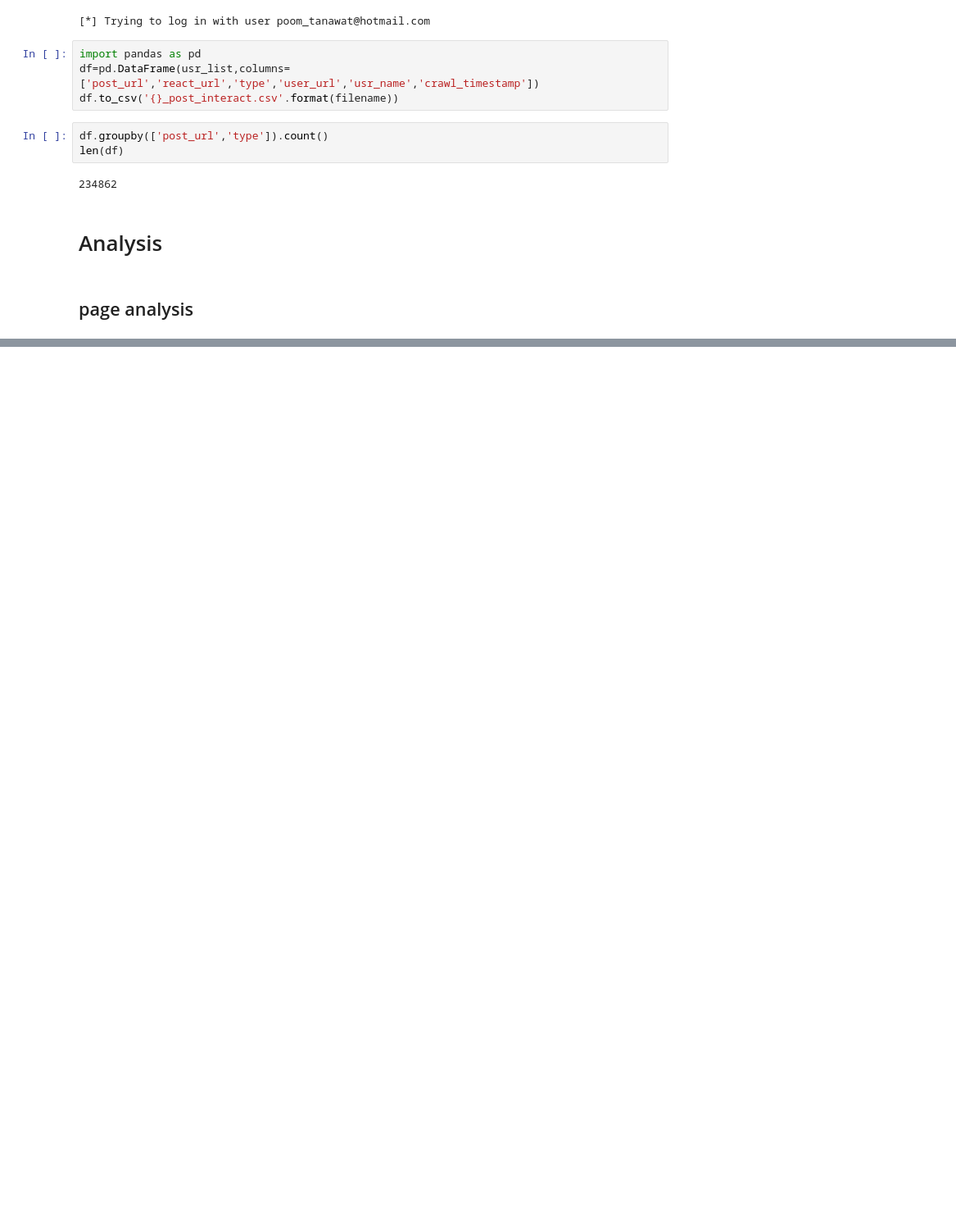
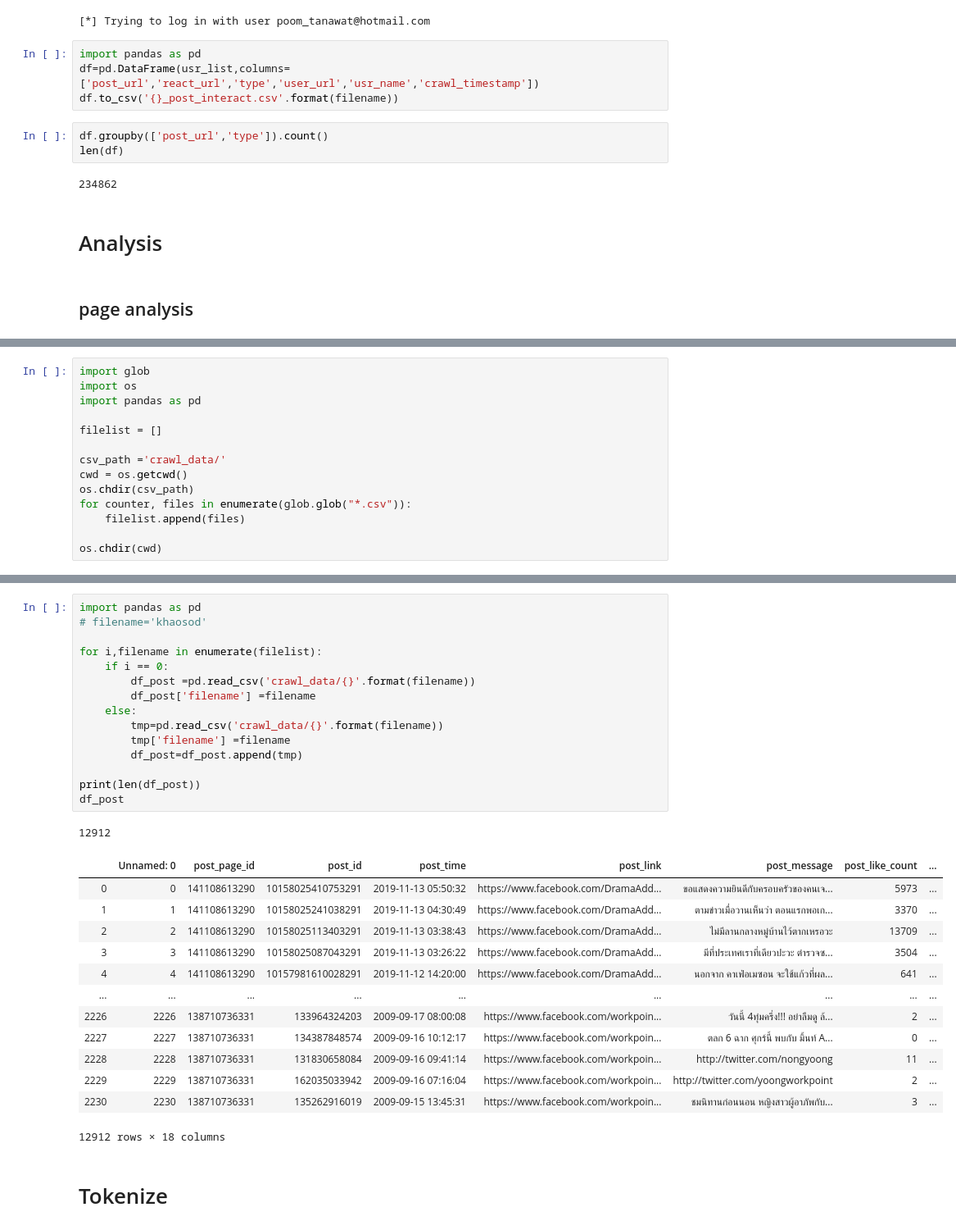
Before and after one commit to Duayt/sna_project, a Jupyter notebook: Poom-Analysis.ipynb, the cells around one changed output, grey strips where cells are left out. Shown at 82% size. Drawn from its saved outputs; the diff is of its cells as text; blank space fills up the shorter version.

```diff
--- a/Poom-Analysis.ipynb
+++ b/Poom-Analysis.ipynb
@@ -647,0 +655,14 @@ len(df)
+# %%
+import glob
+import os
+import pandas as pd
+
+filelist = []
+
+csv_path ='crawl_data/'
+cwd = os.getcwd()
+os.chdir(csv_path)
+for counter, files in enumerate(glob.glob("*.csv")):
+    filelist.append(files)
+
+os.chdir(cwd)
@@ -647,0 +677,32 @@ len(df)
+# %%
+import pandas as pd
+# filename='khaosod'
+
+for i,filename in enumerate(filelist):
+    if i == 0:
+        df_post =pd.read_csv('crawl_data/{}'.format(filename))
+        df_post['filename'] =filename
+    else:
+        tmp=pd.read_csv('crawl_data/{}'.format(filename))
+        tmp['filename'] =filename
+        df_post=df_post.append(tmp)
+
+print(len(df_post))
+df_post
+# %% [output]
+12912
+|  | Unnamed: 0 | post_page_id | post_id | post_time | post_link | post_message | post_like_count | ... |
+| 0 | 0 | 141108613290 | 10158025410753291 | 2019-11-13 05:50:32 | https://www.facebook.com/DramaAdd... | ขอแสดงความยินดีกับครอบครัวของคนเจ... | 5973 | ... |
+| 1 | 1 | 141108613290 | 10158025241038291 | 2019-11-13 04:30:49 | https://www.facebook.com/DramaAdd... | ตามข่าวเมื่อวานเห็นว่า ตอนแรกพอเก... | 3370 | ... |
+| 2 | 2 | 141108613290 | 10158025113403291 | 2019-11-13 03:38:43 | https://www.facebook.com/DramaAdd... | ไม่มีลานกลางหมู่บ้านไว้ตากเหรอวะ | 13709 | ... |
+| 3 | 3 | 141108613290 | 10158025087043291 | 2019-11-13 03:26:22 | https://www.facebook.com/DramaAdd... | มีที่ประเทศเราที่เดียวปะวะ ตำรวจซ... | 3504 | ... |
+| 4 | 4 | 141108613290 | 10157981610028291 | 2019-11-12 14:20:00 | https://www.facebook.com/DramaAdd... | นอกจาก คาเฟ่อเมซอน จะใช้แก้วที่ผล... | 641 | ... |
+| ... | ... | ... | ... | ... | ... | ... | ... | ... |
+| 2226 | 2226 | 138710736331 | 133964324203 | 2009-09-17 08:00:08 | https://www.facebook.com/workpoin... | วันนี้ 4ทุ่มครึ่ง!!! อย่าลืมดู ล้... | 2 | ... |
+| 2227 | 2227 | 138710736331 | 134387848574 | 2009-09-16 10:12:17 | https://www.facebook.com/workpoin... | ตลก 6 ฉาก ศุกร์นี้ พบกับ มิ้นท์ A... | 0 | ... |
+| 2228 | 2228 | 138710736331 | 131830658084 | 2009-09-16 09:41:14 | https://www.facebook.com/workpoin... | http://twitter.com/nongyoong | 11 | ... |
+| 2229 | 2229 | 138710736331 | 162035033942 | 2009-09-16 07:16:04 | https://www.facebook.com/workpoin... | http://twitter.com/yoongworkpoint | 2 | ... |
+| 2230 | 2230 | 138710736331 | 135262916019 | 2009-09-15 13:45:31 | https://www.facebook.com/workpoin... | ชมนิทานก่อนนอน หญิงสาวผู้อาภัพกับ... | 3 | ... |
+12912 rows × 18 columns
+# %% [markdown]
+# Tokenize
```
Also changed, not shown: parts of 15 cells of this notebook, 2 other files.
